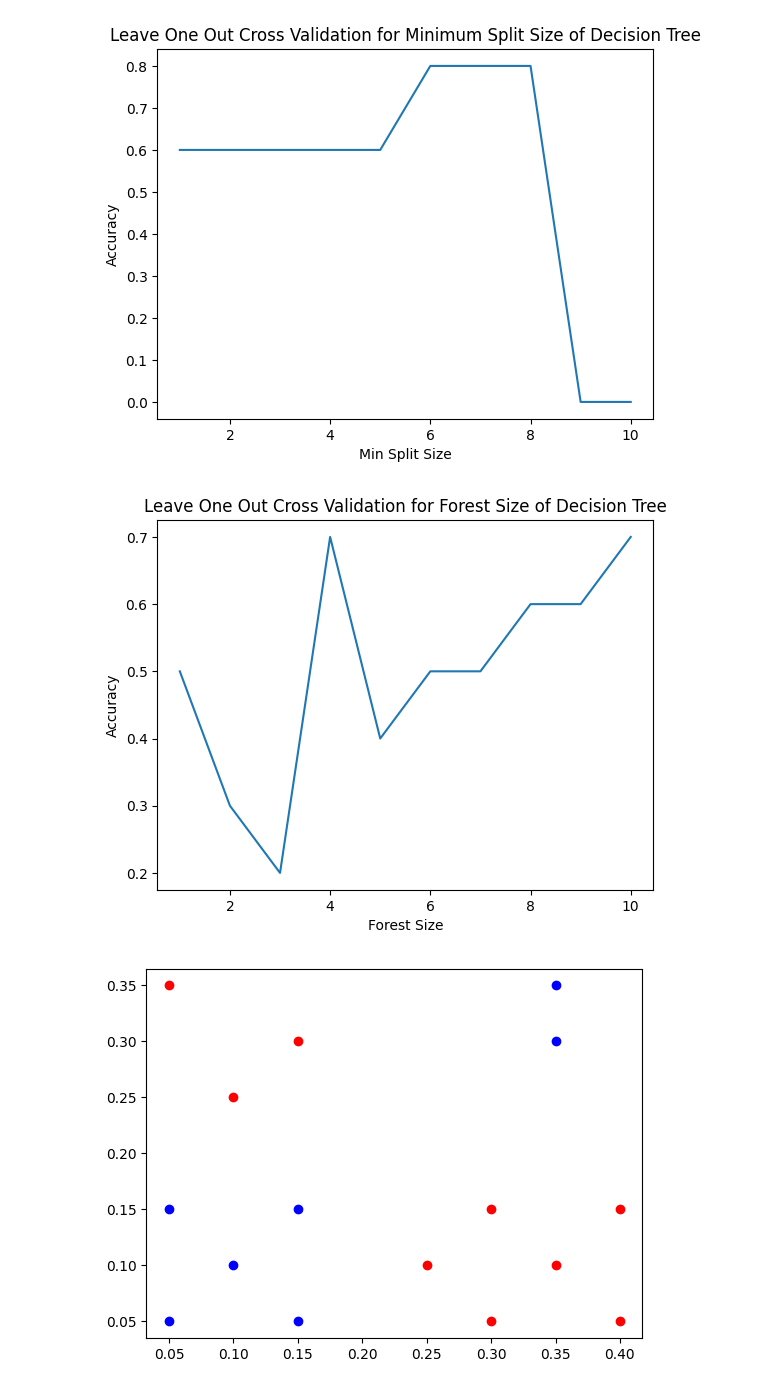
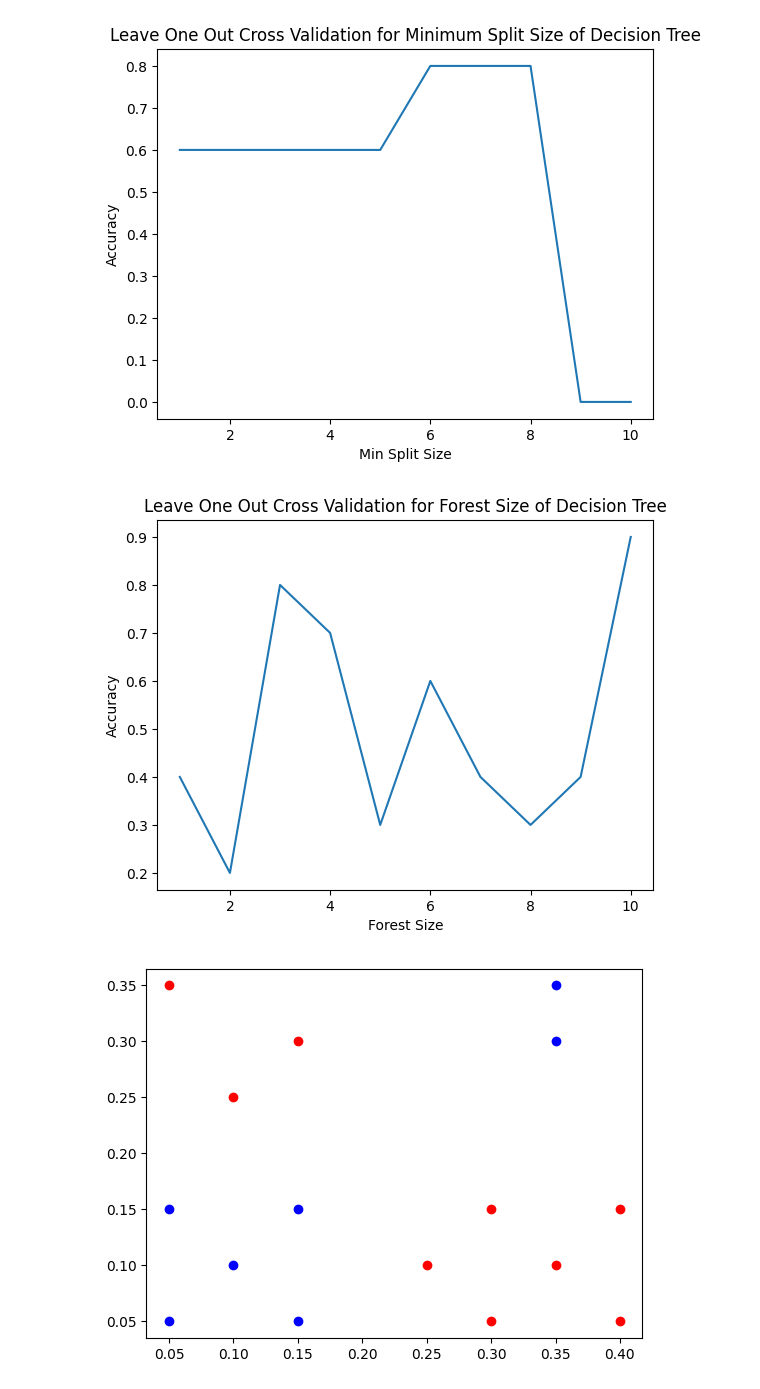
Before and after one commit to ca3-10/machine-learning-hw-11, a Jupyter notebook: decision_tree_tests.ipynb, the cells around one changed output. Saved outputs shown, nothing was run; the diff lists cells and outputs as text; code cells hidden in the pictures.

Commit message:
fixed random forest

```diff
--- a/decision_tree_tests.ipynb
+++ b/decision_tree_tests.ipynb
@@ -103,35 +103,36 @@ plt.show()
 
 leave_one_out_forest_dict = {}
 
 for num_trees in range(1, 11):
     leave_one_out_forest_dict[num_trees] = 0
 
     for i in range(len(data_values)):
         current_point = data_values[i]
         current_point_classification = current_point[0]
 
         data_values.pop(i)
-        random_sample = random.sample(data_values, 4)
+
+        random_sample = random.sample(data_values, 5)
         forest = [DecisionTree(random_sample, 10, 1) for i in range(num_trees)]
         predictions = [tree.predict(current_point[1:]) for tree in forest]
         prediction = max(set(predictions), key=predictions.count)
 
         if prediction == current_point_classification:
             leave_one_out_forest_dict[num_trees] += 1
 
         data_values.insert(i, current_point)
 
 
 forest_sizes = [i for i in range(1, 11)]
 forest_accuracy = [leave_one_out_forest_dict[i]/(len(data_values)) for i in range(1, 11)]
 
 plt.plot(forest_sizes, forest_accuracy)
 plt.xlabel('Forest Size')
 plt.ylabel('Accuracy')
 plt.title('Leave One Out Cross Validation for Forest Size of Decision Tree')
 plt.show()
 # %% [output]
-[figure, old version]
+[figure, new version]
 # %%
 #5 Construct a data set that leads to a decision tree that looks like the one below (7 nodes total)
 #         root depth
```
Also changed, not shown: 1 other file.
